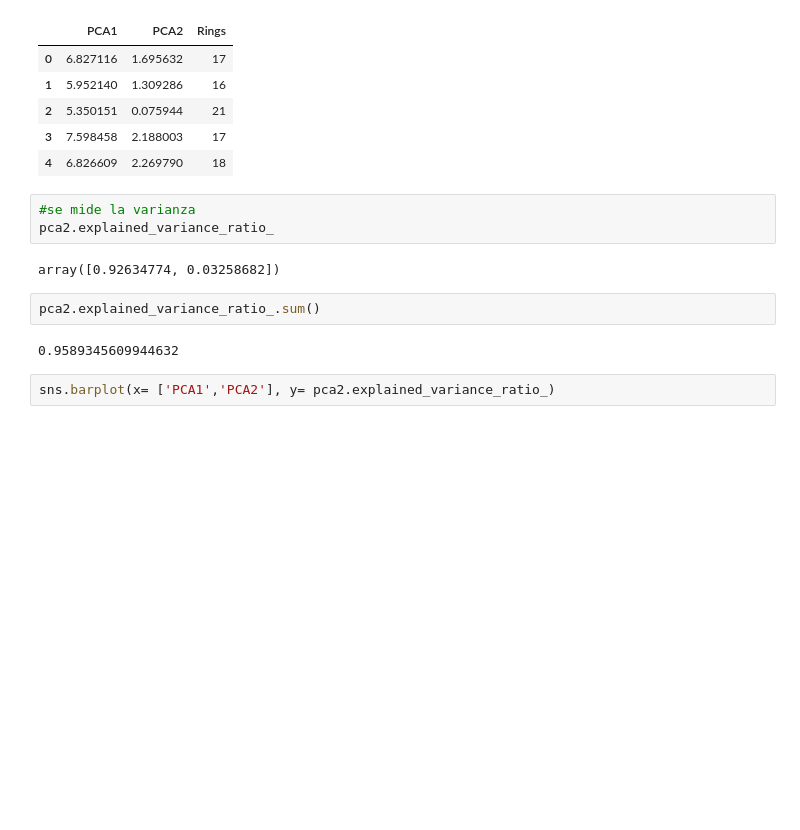
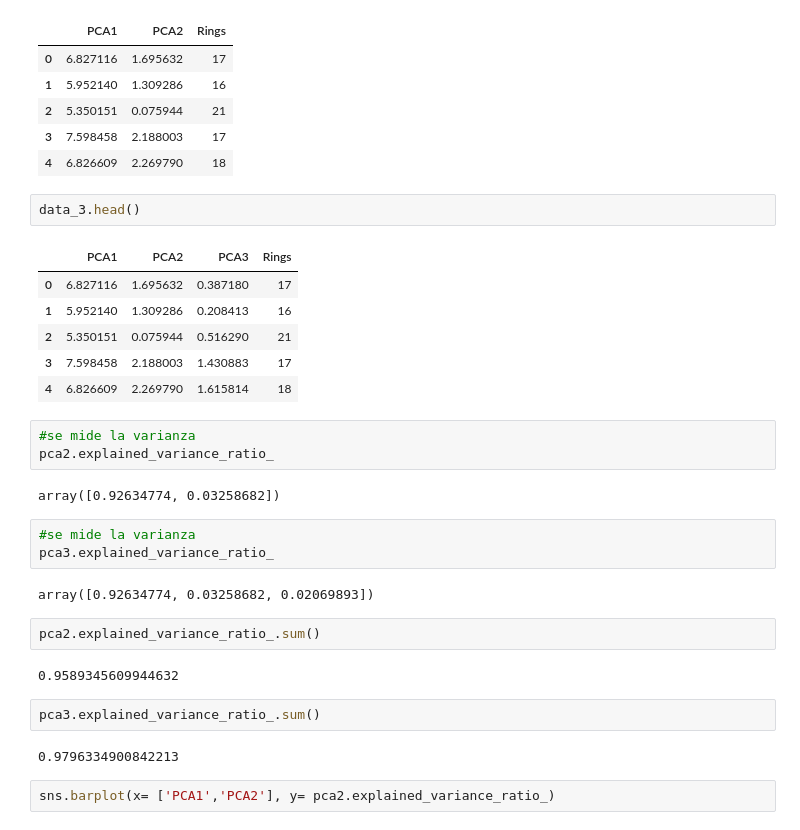
Before and after one commit to pabloamh27/PCA_project, a Jupyter notebook: TP02.ipynb, the cells around one changed output. Cells and saved outputs as stored; diff of their text form; blank space fills up the shorter version.

```diff
--- a/TP02.ipynb
+++ b/TP02.ipynb
@@ -401,15 +415,33 @@ data_2.head()
 | 2 | 5.350151 | 0.075944 | 21 |
 | 3 | 7.598458 | 2.188003 | 17 |
 | 4 | 6.826609 | 2.269790 | 18 |
+# %%
+data_3.head()
+# %% [output]
+|  | PCA1 | PCA2 | PCA3 | Rings |
+| 0 | 6.827116 | 1.695632 | 0.387180 | 17 |
+| 1 | 5.952140 | 1.309286 | 0.208413 | 16 |
+| 2 | 5.350151 | 0.075944 | 0.516290 | 21 |
+| 3 | 7.598458 | 2.188003 | 1.430883 | 17 |
+| 4 | 6.826609 | 2.269790 | 1.615814 | 18 |
 # %%
 #se mide la varianza
 pca2.explained_variance_ratio_
 # %% [output]
 array([0.92634774, 0.03258682])
+# %%
+#se mide la varianza
+pca3.explained_variance_ratio_
+# %% [output]
+array([0.92634774, 0.03258682, 0.02069893])
 # %%
 pca2.explained_variance_ratio_.sum()
 # %% [output]
 0.9589345609944632
+# %%
+pca3.explained_variance_ratio_.sum()
+# %% [output]
+0.9796334900842213
 # %%
 sns.barplot(x= ['PCA1','PCA2'], y= pca2.explained_variance_ratio_)
 # %% [output]
```
Also changed, not shown: parts of 5 cells of this notebook.
